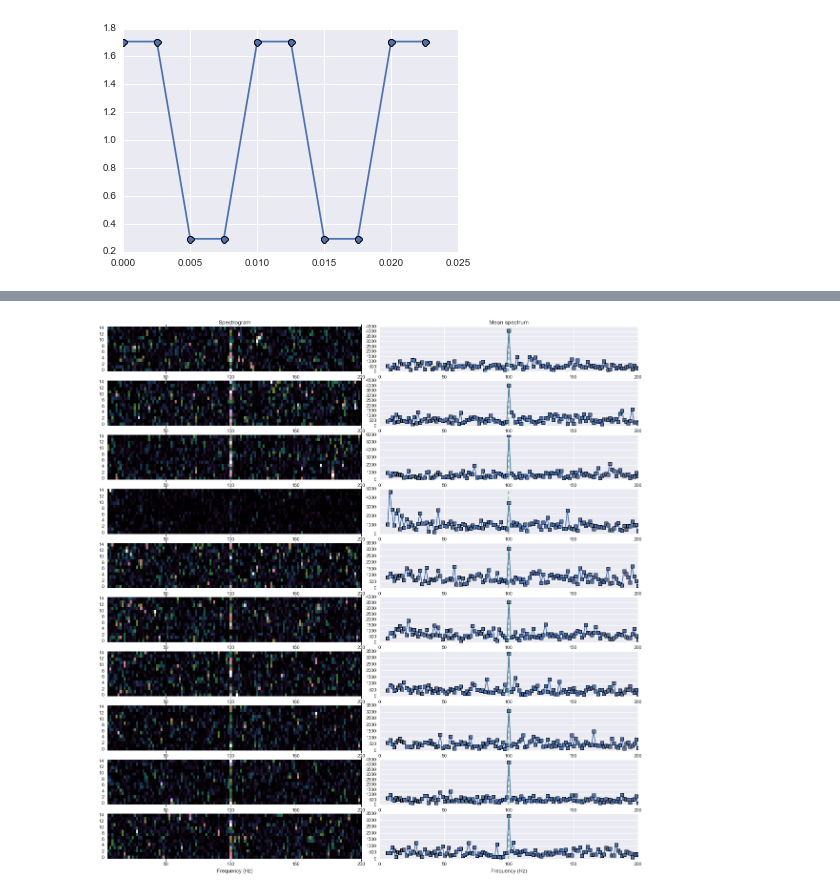
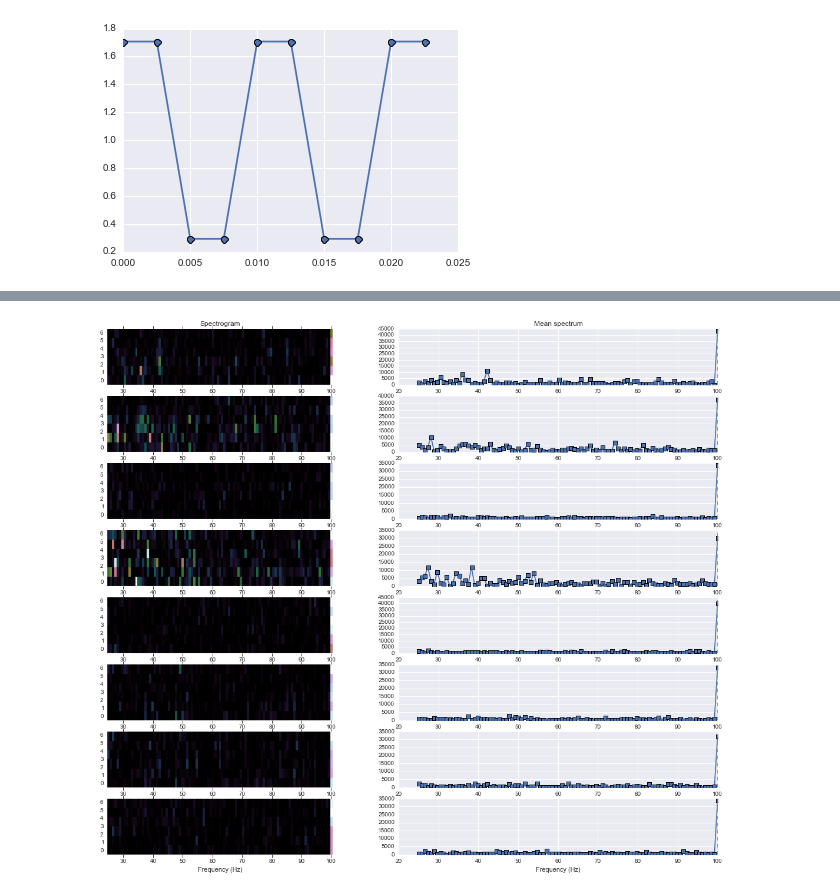
Before and after one commit to tritemio/voltagesensing, a Jupyter notebook: Patch Clamp Analysis - FFT.ipynb, the cells around one changed output, grey strips where cells are left out. Drawn from its saved outputs; the diff is of its cells as text; code cells hidden in the pictures.

```diff
--- a/Patch Clamp Analysis - FFT.ipynb
+++ b/Patch Clamp Analysis - FFT.ipynb
@@ -280,5 +237,5 @@ cycle_mean = False
 # %%
-timetrace = get_timetrace_circle(data.video, points_patched[1],
+timetrace = tt.get_timetrace_circle(data.video, points_patched[1],
                                  clip_radius=clip_radius)
 
 max_freq = data.camera_rate*0.5    # Nyquist frequency
@@ -331,7 +289,6 @@ video = data.video
 
 cycle_mean = False
 clip_radius = 2  # For circular selection
-pad = 2          # For square selection
 nfft = 256
 noverlap = 128
 fdrop = 4
@@ -340,8 +297,7 @@ fig, ax = plt.subplots(len(points_patched), 1, figsize=(18, 2*len(points_patched
                        sharex=False, sharey=False)
 fig.subplots_adjust(wspace=0.04, hspace=0.03)
 for i, point in enumerate(points_patched):
-    timetrace = get_timetrace_circle(video, point, clip_radius=clip_radius)
-    #timetrace = get_timetrace_square(data.video, point, pad=pad)
+    timetrace = tt.get_timetrace_circle(video, point, clip_radius=clip_radius)
 
     max_freq = data.camera_rate*0.5    # Nyquist frequency
     if cycle_mean:
@@ -375,17 +331,15 @@ video = data.video
 
 cycle_mean = True
 clip_radius = 2  # For circular selection
-pad = 2          # For square selection
 nfft = 256
 noverlap = 128
-fdrop = 4
+fdrop = 32
 
 fig, ax = plt.subplots(len(points_patched), 1, figsize=(18, 2*len(points_patched)),
                        sharex=False, sharey=False)
 fig.subplots_adjust(wspace=0.04, hspace=0.03)
 for i, point in enumerate(points_patched):
-    timetrace = get_timetrace_circle(video, point, clip_radius=clip_radius)
-    #timetrace = get_timetrace_square(data.video, point, pad=pad)
+    timetrace = tt.get_timetrace_circle(video, point, clip_radius=clip_radius)
 
     max_freq = data.camera_rate*0.5    # Nyquist frequency
     if cycle_mean:
@@ -419,16 +547,14 @@ video = data.video
 
 cycle_mean = False
 clip_radius = 2  # For circular selection
-pad = 2          # For square selection
-nfft = 256
-noverlap = 128
+nfft = 64
+noverlap = 8
 fdrop = 4
 
 fig, ax = plt.subplots(len(points_patched), 2, figsize=(20, 2*len(points_patched)))
 fig.subplots_adjust(wspace=0.06)
 for i, point in enumerate(points_patched):
-    timetrace = get_timetrace_circle(video, point, clip_radius=clip_radius)
-    #timetrace = get_timetrace_square(data.video, point, pad=pad)
+    timetrace = tt.get_timetrace_circle(video, point, clip_radius=clip_radius)
 
     max_freq = data.camera_rate*0.5    # Nyquist frequency
     if cycle_mean:
@@ -443,7 +569,7 @@ for i, point in enumerate(points_patched):
     freq = np.arange(spectr.shape[0])*max_freq/(spectr.shape[0]-1)
     dfreq = freq[1] - freq[0]
 
-    aspect = spectr.shape[0]/spectr.shape[1]/4
+    aspect = spectr.shape[0]/spectr.shape[1]/1
 
     im = ax[i, 0].imshow(spectr[fdrop:].T, cmap='cubehelix', interpolation='none',
                          extent=(freq[fdrop] - 0.5*dfreq, freq[-1] + 0.5*dfreq, -0.5, spectr.shape[1]+0.5),
@@ -473,49 +647,47 @@ plt.plot(data.time[:10], sim_signal[:10], '-o')
 # %%
 video = data.video
 
-cycle_mean = False
+cycle_mean = True
 clip_radius = 2  # For circular selection
-pad = 2          # For square selection
 nfft = 256
 noverlap = 128
-fdrop = 4
+fdrop = 32
 
 fig, ax = plt.subplots(len(points_patched), 2, figsize=(20, 2*len(points_patched)))
 fig.subplots_adjust(wspace=0.06)
 for i, point in enumerate(points_patched):
-    timetrace = get_timetrace_circle(video, point, clip_radius=clip_radius)
-    #timetrace = get_timetrace_square(data.video, point, pad=pad)
+    timetrace = tt.get_timetrace_circle(video, point, clip_radius=clip_radius)
 
     # Add simulated signal
-    timetrace += 0.3*sim_signal
+    timetrace += 1*sim_signal
 
     max_freq = data.camera_rate*0.5    # Nyquist frequency
     if cycle_mean:
         timetrace = timetrace.reshape(timetrace.size/2, 2).mean(1)
         max_freq /= 2
 
     chunked_signal = mlab.stride_windows(timetrace, nfft, noverlap=noverlap)
     fft = np.fft.rfft(chunked_signal, axis=0)
     fft[1:-1] *= 2
     spectr = np.abs(fft.real)**2
 
     freq = np.arange(spectr.shape[0])*max_freq/(spectr.shape[0]-1)
     dfreq = freq[1] - freq[0]
 
-    aspect = spectr.shape[0]/spectr.shape[1]/4
+    aspect = spectr.shape[0]/spectr.shape[1]/8
 
     im = ax[i, 0].imshow(spectr[fdrop:].T, cmap='cubehelix', interpolation='none',
                          extent=(freq[fdrop] - 0.5*dfreq, freq[-1] + 0.5*dfreq, -0.5, spectr.shape[1]+0.5),
                          aspect=aspect)
     ax[i, 0].tick_params(direction='out', length=5, right=False, left=False)
     ax[i, 0].grid(False)
     ax[i, 1].plot(freq[fdrop:], spectr[fdrop:].mean(1), marker='s')
     ax[i, 1].axvline(100, ls='--', color=sns.color_palette()[1])
     #ax[i, 0].set_xticks(freq[::4]);
 
 ax[-1, 0].set_xlabel('Frequency (Hz)')
 ax[-1, 1].set_xlabel('Frequency (Hz)');
 ax[0, 0].set_title('Spectrogram')
 ax[0, 1].set_title('Mean spectrum');
 # %% [output]
-[figure, old version]
+[figure, new version]
```
Also changed, not shown: parts of 26 cells of this notebook, 2 other files.
